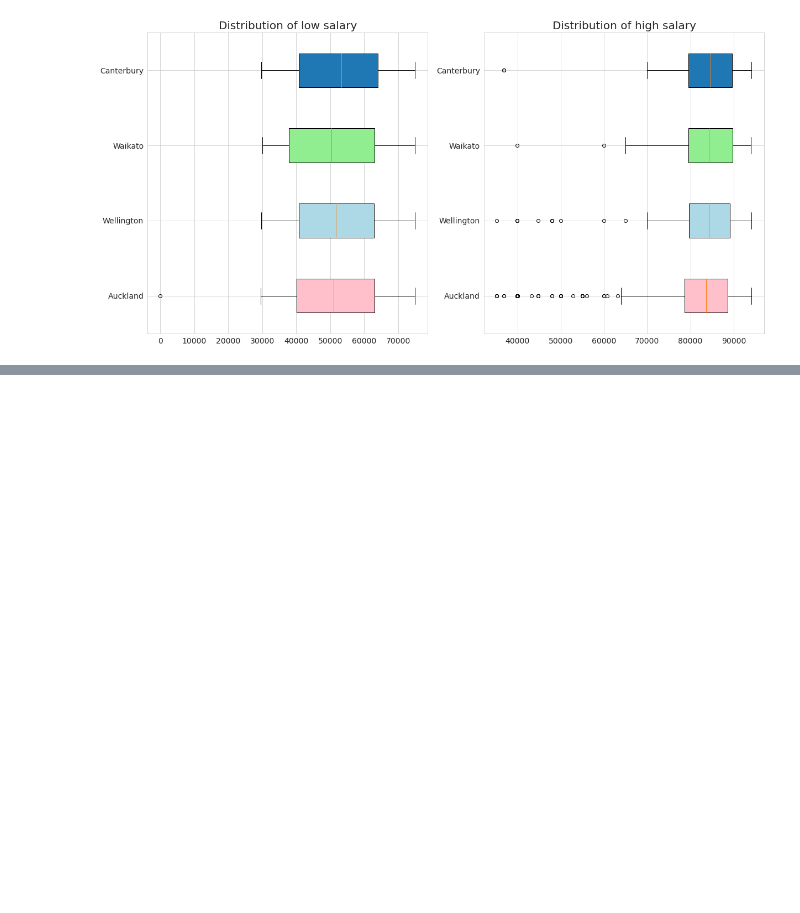
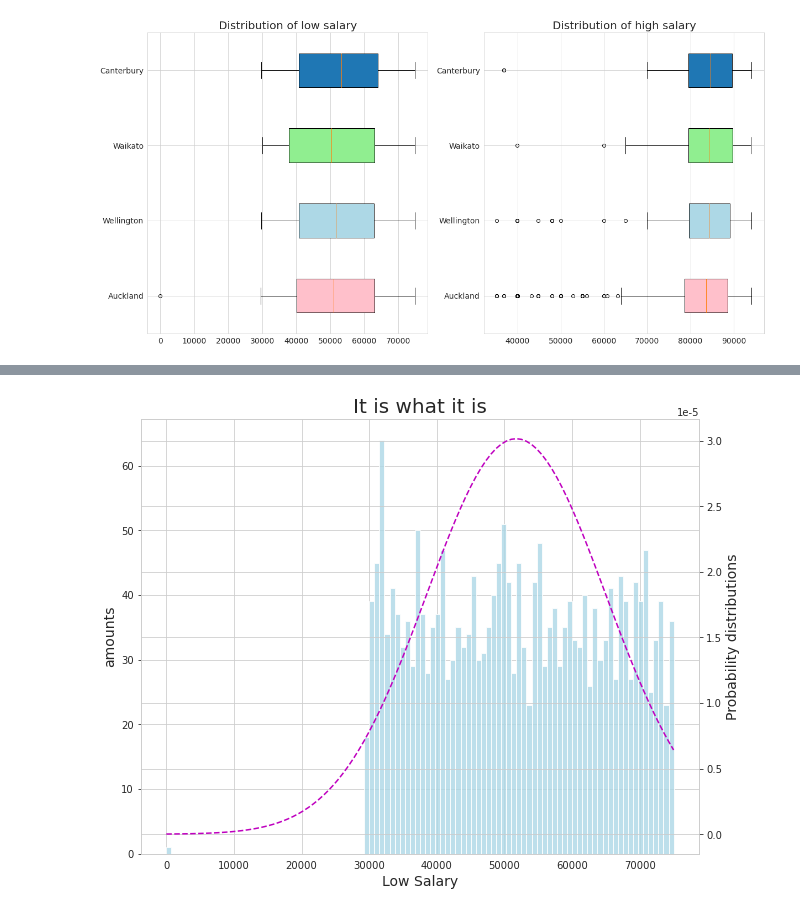
Before and after one commit to Mattzic/DA_Project, a Jupyter notebook: Data/Vis.ipynb, the cells around one changed output, grey strips where cells are left out. Cells and saved outputs as stored; diff of their text form; code cells hidden in the pictures; blank space fills up the shorter version.

Commit message:
Have no idea about what the graph means

```diff
--- a/Data/Vis.ipynb
+++ b/Data/Vis.ipynb
@@ -159,0 +177,17 @@ plt.show()
+# %%
+from scipy.stats import norm
+fig = plt.figure(figsize=(10,8))
+ax1 = fig.add_subplot(1,1,1)
+
+n, bins, patches = ax1.hist(df.Lo_Salary, bins=100, color='lightblue',alpha=0.8)
+ax1.set_ylabel('amounts',fontsize=14)
+ax1.set_xlabel('Low Salary', fontsize=14)
+ax1.set_title('It is what it is', fontsize=20)
+
+y = norm.pdf(bins, df.Lo_Salary.mean(), df.Lo_Salary.std())
+ax2 = ax1.twinx()
+ax2.plot(bins, y, 'm--')
+ax2.set_ylabel('Probability distributions', fontsize=14)
+plt.show()
+# %% [output]
+[figure, added]
```
Also changed, not shown: parts of 2 cells of this notebook.
